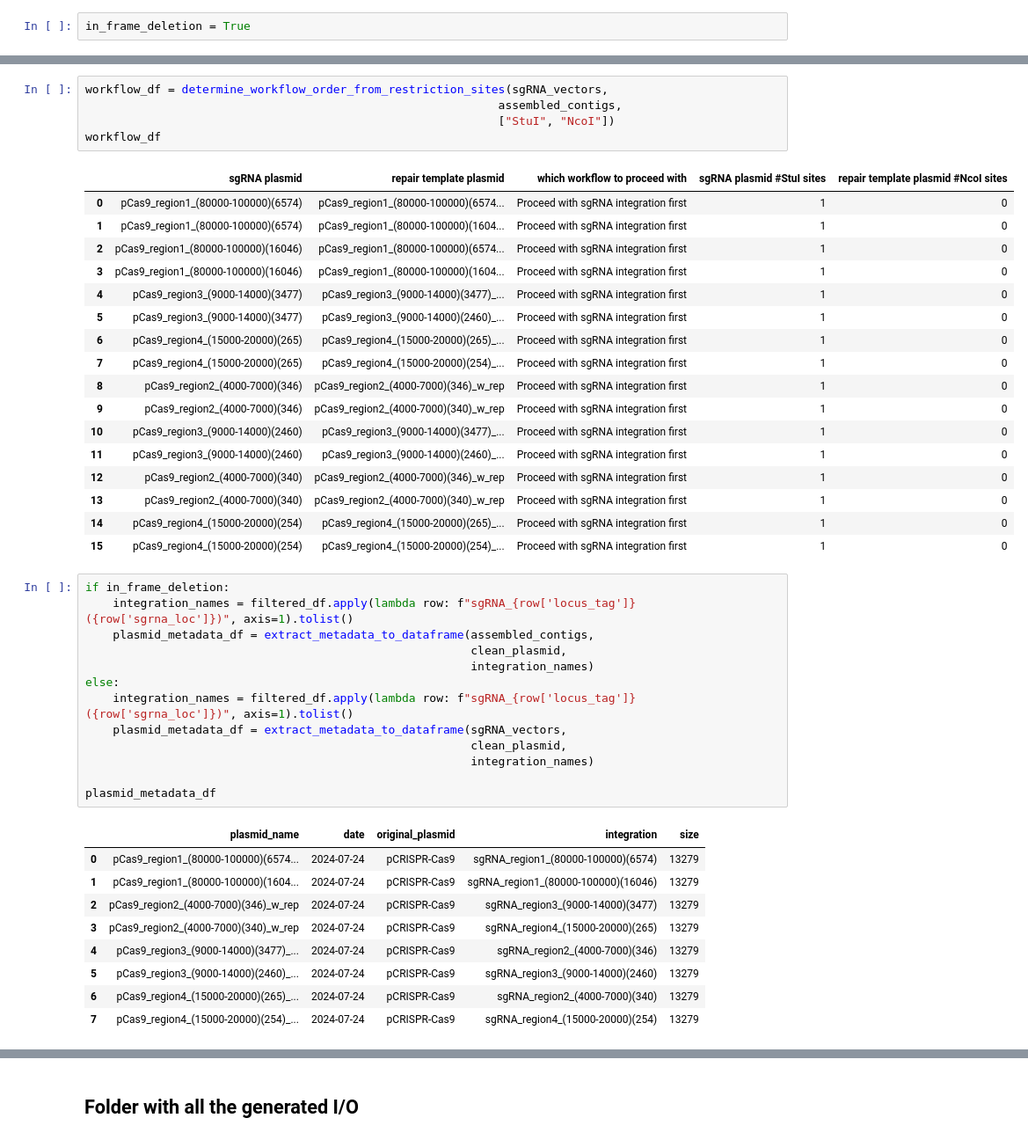
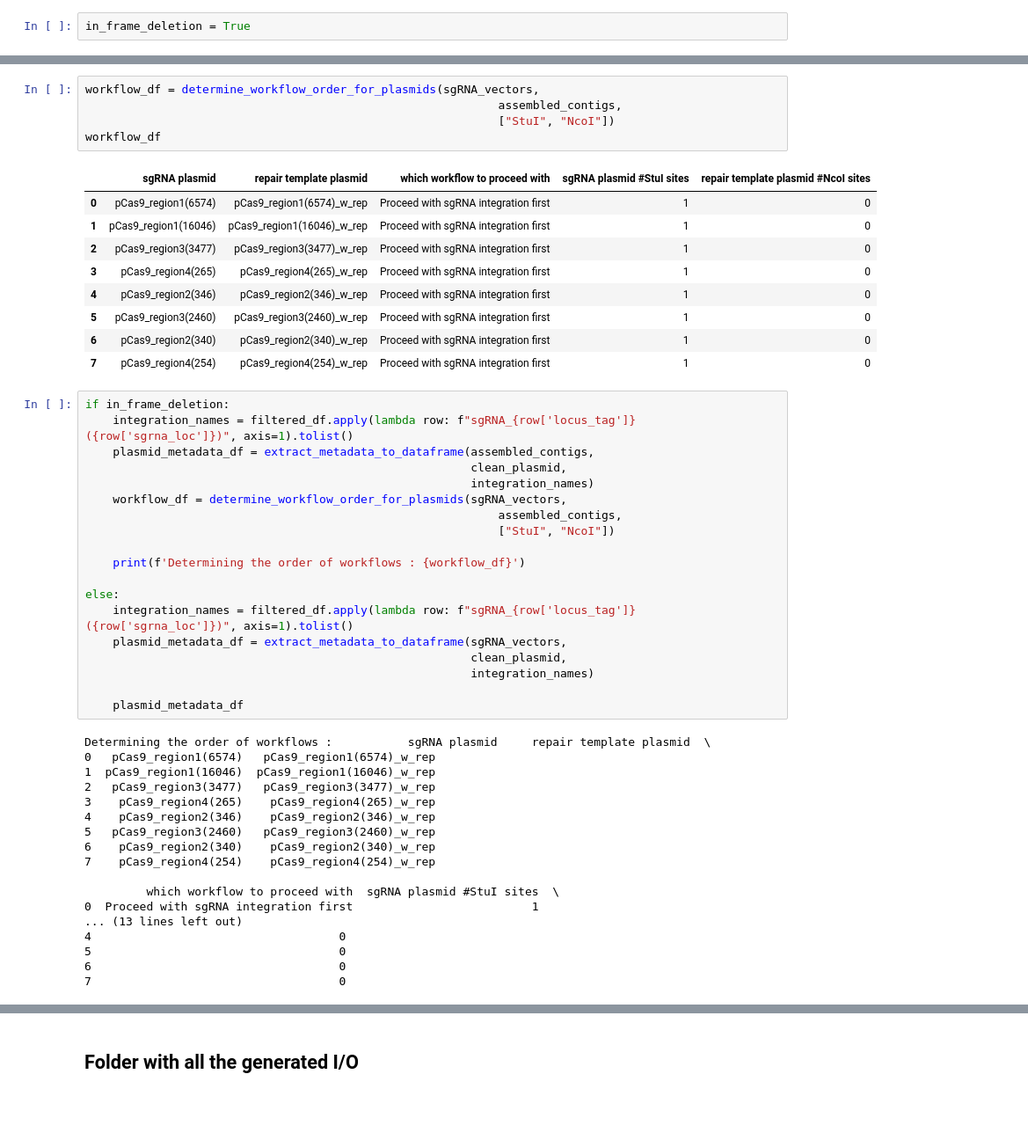
Before and after one commit to hiyama341/streptocad, a Jupyter notebook: notebooks/app_workflows/W5_CRISPR-cas9-inframe-deletion_random_sized_deletion.ipynb, the cells around one changed output, grey strips where cells are left out. Shown at 88% size. Saved outputs shown, nothing was run; the diff lists cells and outputs as text; blank space fills up the shorter version.

Commit message:
wip: added determine_workflow_order_for_plasmids

```diff
--- a/notebooks/app_workflows/W5_CRISPR-cas9-inframe-deletion_random_sized_deletion.ipynb
+++ b/notebooks/app_workflows/W5_CRISPR-cas9-inframe-deletion_random_sized_deletion.ipynb
@@ -375,49 +295,55 @@ def determine_workflow_order_from_restriction_sites(sgRNA_plasmids: List[Dseqrec
 # %%
-workflow_df = determine_workflow_order_from_restriction_sites(sgRNA_vectors,
+workflow_df = determine_workflow_order_for_plasmids(sgRNA_vectors,
                                                             assembled_contigs,
                                                             ["StuI", "NcoI"])
 workflow_df
 # %% [output]
 |  | sgRNA plasmid | repair template plasmid | which workflow to proceed with | sgRNA plasmid #StuI sites | repair template plasmid #NcoI sites |
-| 0 | pCas9_region1_(80000-100000)(6574) | pCas9_region1_(80000-100000)(6574... | Proceed with sgRNA integration first | 1 | 0 |
-| 1 | pCas9_region1_(80000-100000)(6574) | pCas9_region1_(80000-100000)(1604... | Proceed with sgRNA integration first | 1 | 0 |
-| 2 | pCas9_region1_(80000-100000)(16046) | pCas9_region1_(80000-100000)(6574... | Proceed with sgRNA integration first | 1 | 0 |
-| 3 | pCas9_region1_(80000-100000)(16046) | pCas9_region1_(80000-100000)(1604... | Proceed with sgRNA integration first | 1 | 0 |
-| 4 | pCas9_region3_(9000-14000)(3477) | pCas9_region3_(9000-14000)(3477)_... | Proceed with sgRNA integration first | 1 | 0 |
-| 5 | pCas9_region3_(9000-14000)(3477) | pCas9_region3_(9000-14000)(2460)_... | Proceed with sgRNA integration first | 1 | 0 |
-| 6 | pCas9_region4_(15000-20000)(265) | pCas9_region4_(15000-20000)(265)_... | Proceed with sgRNA integration first | 1 | 0 |
-| 7 | pCas9_region4_(15000-20000)(265) | pCas9_region4_(15000-20000)(254)_... | Proceed with sgRNA integration first | 1 | 0 |
-| 8 | pCas9_region2_(4000-7000)(346) | pCas9_region2_(4000-7000)(346)_w_rep | Proceed with sgRNA integration first | 1 | 0 |
-| 9 | pCas9_region2_(4000-7000)(346) | pCas9_region2_(4000-7000)(340)_w_rep | Proceed with sgRNA integration first | 1 | 0 |
-| 10 | pCas9_region3_(9000-14000)(2460) | pCas9_region3_(9000-14000)(3477)_... | Proceed with sgRNA integration first | 1 | 0 |
-| 11 | pCas9_region3_(9000-14000)(2460) | pCas9_region3_(9000-14000)(2460)_... | Proceed with sgRNA integration first | 1 | 0 |
-| 12 | pCas9_region2_(4000-7000)(340) | pCas9_region2_(4000-7000)(346)_w_rep | Proceed with sgRNA integration first | 1 | 0 |
-| 13 | pCas9_region2_(4000-7000)(340) | pCas9_region2_(4000-7000)(340)_w_rep | Proceed with sgRNA integration first | 1 | 0 |
-| 14 | pCas9_region4_(15000-20000)(254) | pCas9_region4_(15000-20000)(265)_... | Proceed with sgRNA integration first | 1 | 0 |
-| 15 | pCas9_region4_(15000-20000)(254) | pCas9_region4_(15000-20000)(254)_... | Proceed with sgRNA integration first | 1 | 0 |
+| 0 | pCas9_region1(6574) | pCas9_region1(6574)_w_rep | Proceed with sgRNA integration first | 1 | 0 |
+| 1 | pCas9_region1(16046) | pCas9_region1(16046)_w_rep | Proceed with sgRNA integration first | 1 | 0 |
+| 2 | pCas9_region3(3477) | pCas9_region3(3477)_w_rep | Proceed with sgRNA integration first | 1 | 0 |
+| 3 | pCas9_region4(265) | pCas9_region4(265)_w_rep | Proceed with sgRNA integration first | 1 | 0 |
+| 4 | pCas9_region2(346) | pCas9_region2(346)_w_rep | Proceed with sgRNA integration first | 1 | 0 |
+| 5 | pCas9_region3(2460) | pCas9_region3(2460)_w_rep | Proceed with sgRNA integration first | 1 | 0 |
+| 6 | pCas9_region2(340) | pCas9_region2(340)_w_rep | Proceed with sgRNA integration first | 1 | 0 |
+| 7 | pCas9_region4(254) | pCas9_region4(254)_w_rep | Proceed with sgRNA integration first | 1 | 0 |
 # %%
 if in_frame_deletion:
     integration_names = filtered_df.apply(lambda row: f"sgRNA_{row['locus_tag']}({row['sgrna_loc']})", axis=1).tolist()
     plasmid_metadata_df = extract_metadata_to_dataframe(assembled_contigs,
                                                         clean_plasmid,
                                                         integration_names)
+    workflow_df = determine_workflow_order_for_plasmids(sgRNA_vectors,
+                                                            assembled_contigs,
+                                                            ["StuI", "NcoI"])
+
+    print(f'Determining the order of workflows : {workflow_df}')
+
 else:
     integration_names = filtered_df.apply(lambda row: f"sgRNA_{row['locus_tag']}({row['sgrna_loc']})", axis=1).tolist()
     plasmid_metadata_df = extract_metadata_to_dataframe(sgRNA_vectors,
                                                         clean_plasmid,
                                                         integration_names)
 
-plasmid_metadata_df
+    plasmid_metadata_df
 # %% [output]
-|  | plasmid_name | date | original_plasmid | integration | size |
-| 0 | pCas9_region1_(80000-100000)(6574... | 2024-07-24 | pCRISPR-Cas9 | sgRNA_region1_(80000-100000)(6574) | 13279 |
-| 1 | pCas9_region1_(80000-100000)(1604... | 2024-07-24 | pCRISPR-Cas9 | sgRNA_region1_(80000-100000)(16046) | 13279 |
-| 2 | pCas9_region2_(4000-7000)(346)_w_rep | 2024-07-24 | pCRISPR-Cas9 | sgRNA_region3_(9000-14000)(3477) | 13279 |
-| 3 | pCas9_region2_(4000-7000)(340)_w_rep | 2024-07-24 | pCRISPR-Cas9 | sgRNA_region4_(15000-20000)(265) | 13279 |
-| 4 | pCas9_region3_(9000-14000)(3477)_... | 2024-07-24 | pCRISPR-Cas9 | sgRNA_region2_(4000-7000)(346) | 13279 |
-| 5 | pCas9_region3_(9000-14000)(2460)_... | 2024-07-24 | pCRISPR-Cas9 | sgRNA_region3_(9000-14000)(2460) | 13279 |
-| 6 | pCas9_region4_(15000-20000)(265)_... | 2024-07-24 | pCRISPR-Cas9 | sgRNA_region2_(4000-7000)(340) | 13279 |
-| 7 | pCas9_region4_(15000-20000)(254)_... | 2024-07-24 | pCRISPR-Cas9 | sgRNA_region4_(15000-20000)(254) | 13279 |
+Determining the order of workflows :           sgRNA plasmid     repair template plasmid  \
+0   pCas9_region1(6574)   pCas9_region1(6574)_w_rep
+1  pCas9_region1(16046)  pCas9_region1(16046)_w_rep
+2   pCas9_region3(3477)   pCas9_region3(3477)_w_rep
+3    pCas9_region4(265)    pCas9_region4(265)_w_rep
+4    pCas9_region2(346)    pCas9_region2(346)_w_rep
+5   pCas9_region3(2460)   pCas9_region3(2460)_w_rep
+6    pCas9_region2(340)    pCas9_region2(340)_w_rep
+7    pCas9_region4(254)    pCas9_region4(254)_w_rep
+
+         which workflow to proceed with  sgRNA plasmid #StuI sites  \
+0  Proceed with sgRNA integration first                          1
+... (13 lines left out)
+4                                    0
+5                                    0
+6                                    0
+7                                    0
 # %%
 # Getting checking primers
 checking_primers_df = find_best_check_primers_from_genome(genome,
```
Also changed, not shown: parts of 11 cells of this notebook, 2 other files.
